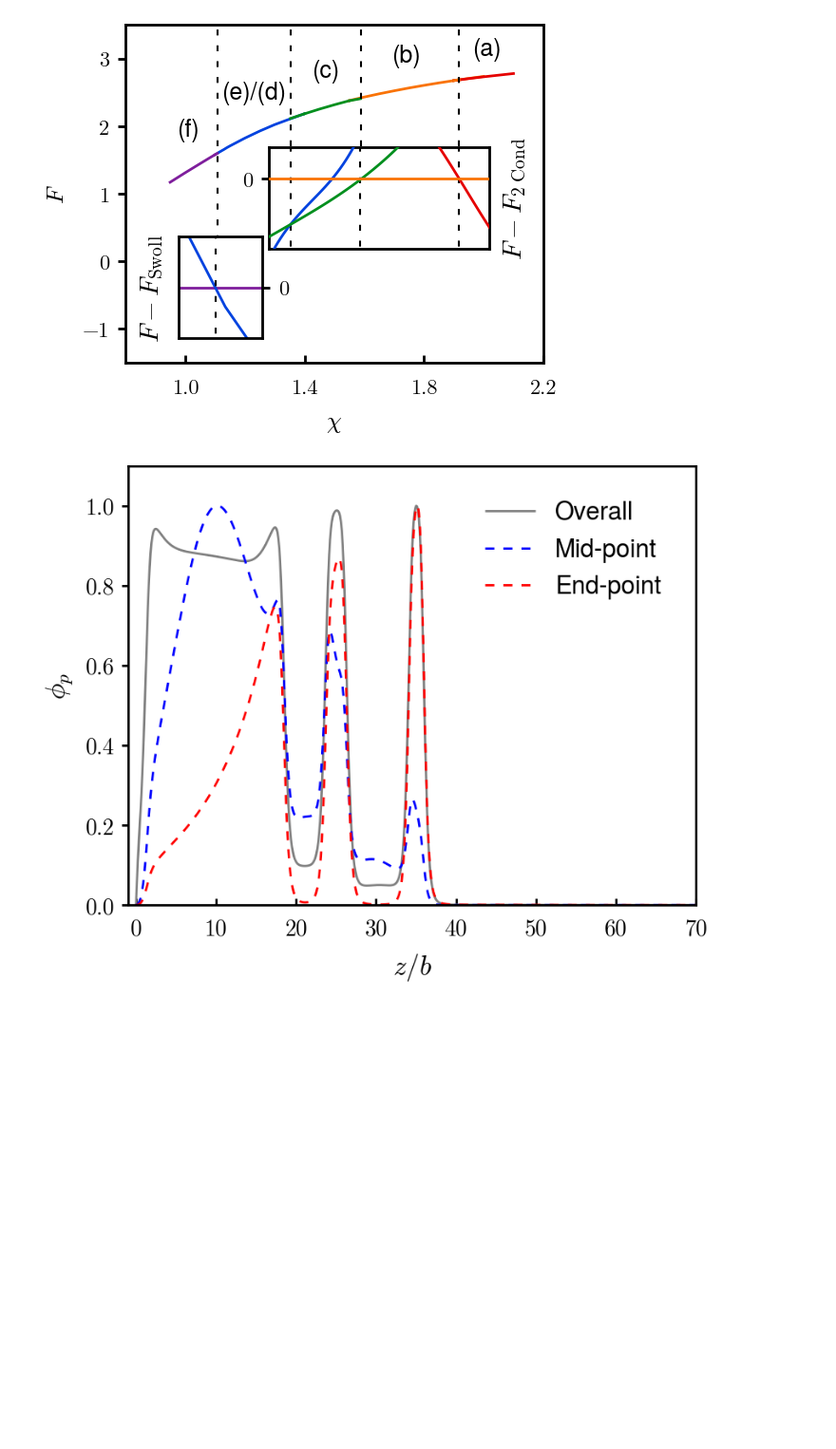
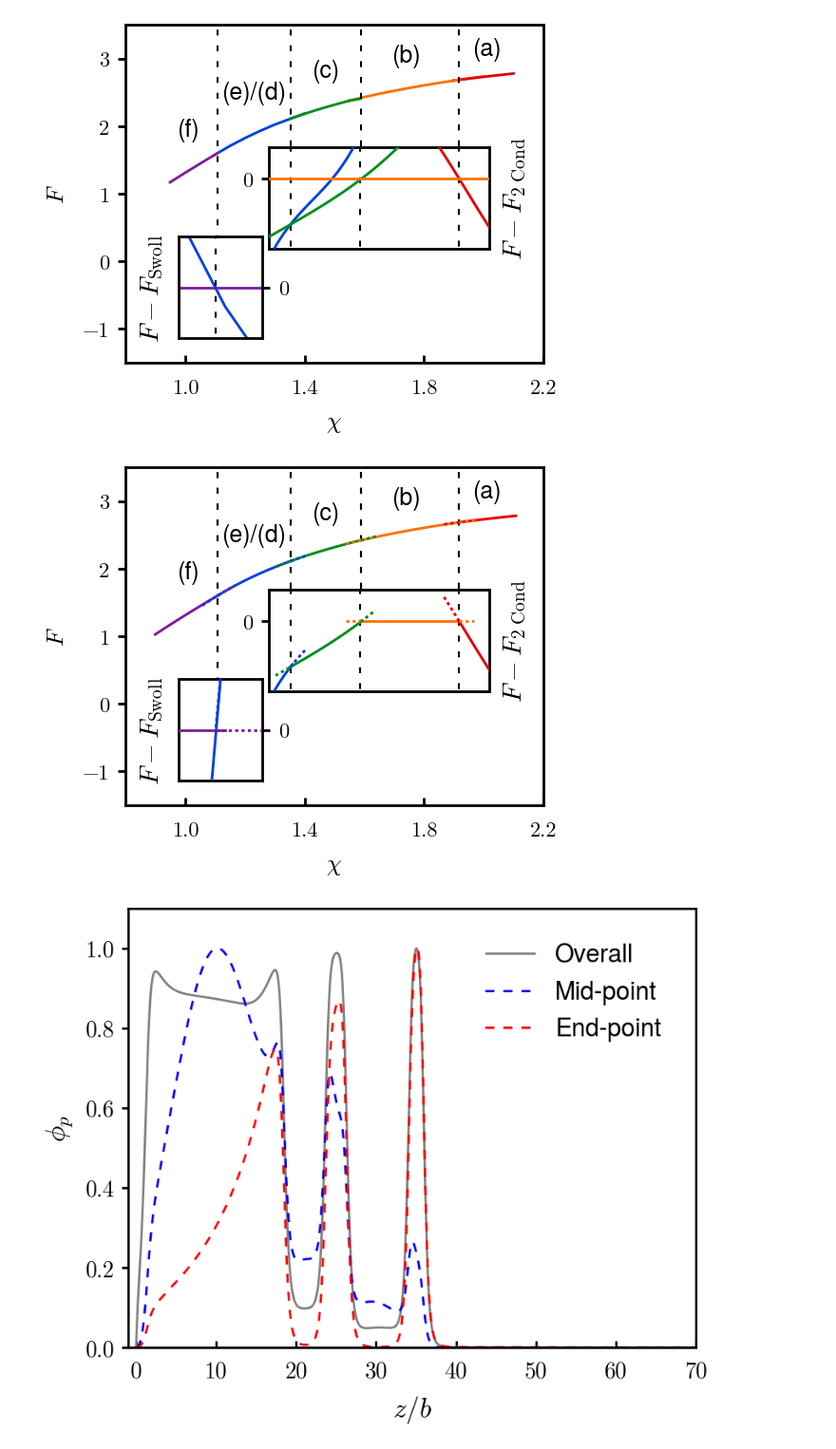
Before and after one commit to tyokokur/utilities, a Jupyter notebook: python/sysg_vis.ipynb, the cells around one changed output. Shown at 95% size. Saved outputs shown, nothing was run; the diff lists cells and outputs as text; code cells hidden in the pictures; blank space fills up the shorter version.

```diff
--- a/python/sysg_vis.ipynb
+++ b/python/sysg_vis.ipynb
@@ -796,39 +796,41 @@ tjy.ticks()
 ins1 = inset_axes(fax, width="100%", height="100%", loc="upper right",
                    bbox_to_anchor=(.15, .10, .20, .3), bbox_transform=fax.transAxes)
 plt.sca(ins1) # left inset
-Fref = A.iloc[0,:10]
+Fref = A.iloc[0,:][:10]
 plot_free((A.iloc[0,:], Fref), cdict['p0c'], (None,1.108), excess=True)
 plot_free((A.iloc[3,:], Fref), cdict['p4c'], (None,1.108), excess=True)
 ins1.set_ylabel(r'$F - F_{\mathrm{Swoll}}$')
 ins1.set_xlim((1.100, 1.118))
 ins1.set_ylim((-2e-04, 2e-04))
 ins1.yaxis.set_ticks_position('right')
 ins1.set_yticks([0])
 ins1.set_xticks([])
 tjy.ticks()
 
 ins2 = inset_axes(fax, width="100%", height="100%", loc="upper right",
                    bbox_to_anchor=(.365, .365, .528, .3), bbox_transform=fax.transAxes)
 plt.sca(ins2) # rght inset
 Fref = F4s02.iloc[1,:]
-plot_free((A.iloc[3,:], Fref), cdict['p4c'], (None, t43), excess=True)
+plot_free((A.iloc[3,], Fref), cdict['p4c'], (None, t43), excess=True)
 plot_free((A.iloc[2,:], Fref), cdict['p3c'], (t43, t32), excess=True)
 plot_free((A.iloc[1,:], Fref), cdict['p2c'], (t32, t21), excess=True)
 plot_free((A.iloc[0,:], Fref), cdict['p1c'], (t21, None), excess=True)
 plt.plot([t43]*2, [-0.05, 0.05], **trans_kw)
 plt.plot([t32]*2, [-0.05, 0.05], **trans_kw)
 plt.plot([t21]*2, [-0.05, 0.05], **trans_kw)
 
 ins2.yaxis.set_label_position('right')
 ins2.set_ylabel(r'$F - F_{\mathrm{2\ Cond}}$')
 ins2.set_xlim((1.28, 2.02))
 ins2.set_ylim((-0.018, 0.008))
 ins2.set_yticks([0])
 ins2.set_xticks([])
 
 tjy.ticks()
 
 # plt.savefig('imgs/free.pdf')
+# %% [output]
+[figure, added]
 # %%
 mpl.rcParams['xtick.labelsize'] = 20 #tmp change
 mpl.rcParams['ytick.labelsize'] = 20 #tmp change
```
